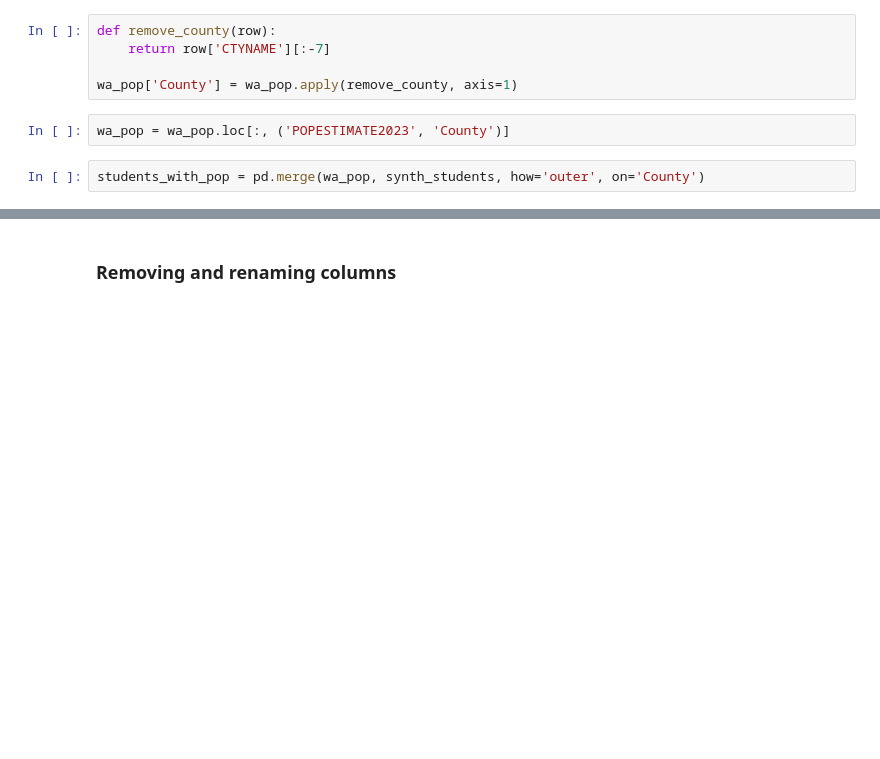
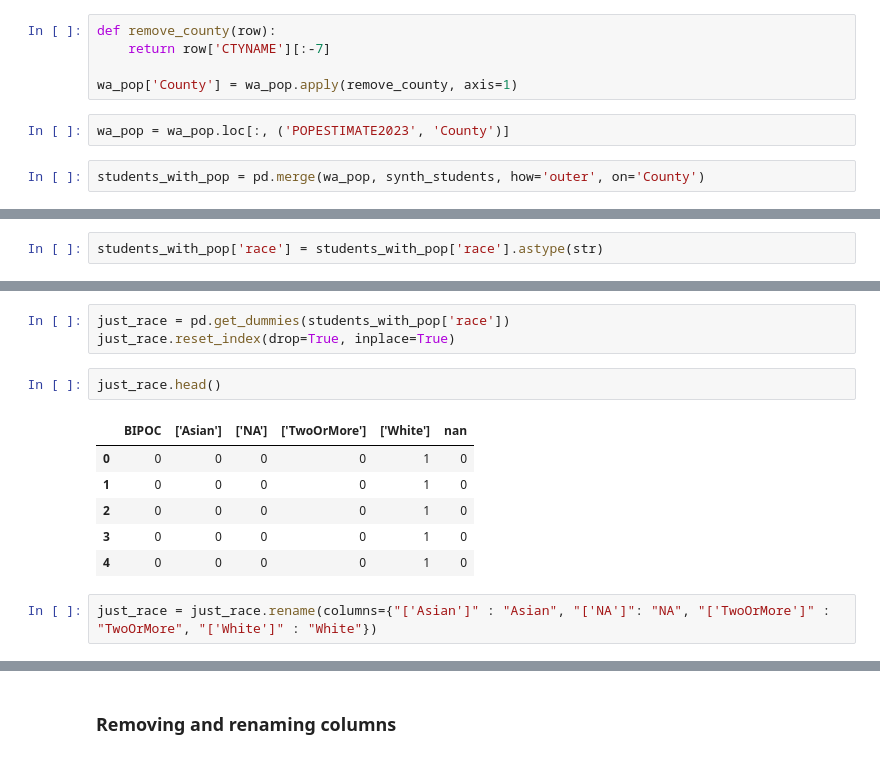
Before and after one commit to brinkbrink/WA_CS_v2, a Jupyter notebook: StudentAnalysis-2.ipynb, the cells around one changed output, grey strips where cells are left out. Cells and saved outputs as stored; diff of their text form; blank space fills up the shorter version.

```diff
--- a/StudentAnalysis-2.ipynb
+++ b/StudentAnalysis-2.ipynb
@@ -712,0 +729,2 @@ students_with_pop.head()
+# %%
+students_with_pop['race'] = students_with_pop['race'].astype(str)
@@ -712,0 +737,14 @@ students_with_pop.head()
+# %%
+just_race = pd.get_dummies(students_with_pop['race'])
+just_race.reset_index(drop=True, inplace=True)
+# %%
+just_race.head()
+# %% [output]
+|  | BIPOC | ['Asian'] | ['NA'] | ['TwoOrMore'] | ['White'] | nan |
+| 0 | 0 | 0 | 0 | 0 | 1 | 0 |
+| 1 | 0 | 0 | 0 | 0 | 1 | 0 |
+| 2 | 0 | 0 | 0 | 0 | 1 | 0 |
+| 3 | 0 | 0 | 0 | 0 | 1 | 0 |
+| 4 | 0 | 0 | 0 | 0 | 1 | 0 |
+# %%
+just_race = just_race.rename(columns={"['Asian']" : "Asian", "['NA']": "NA", "['TwoOrMore']" : "TwoOrMore", "['White']" : "White"})
```
Also changed, not shown: parts of 23 cells of this notebook.
